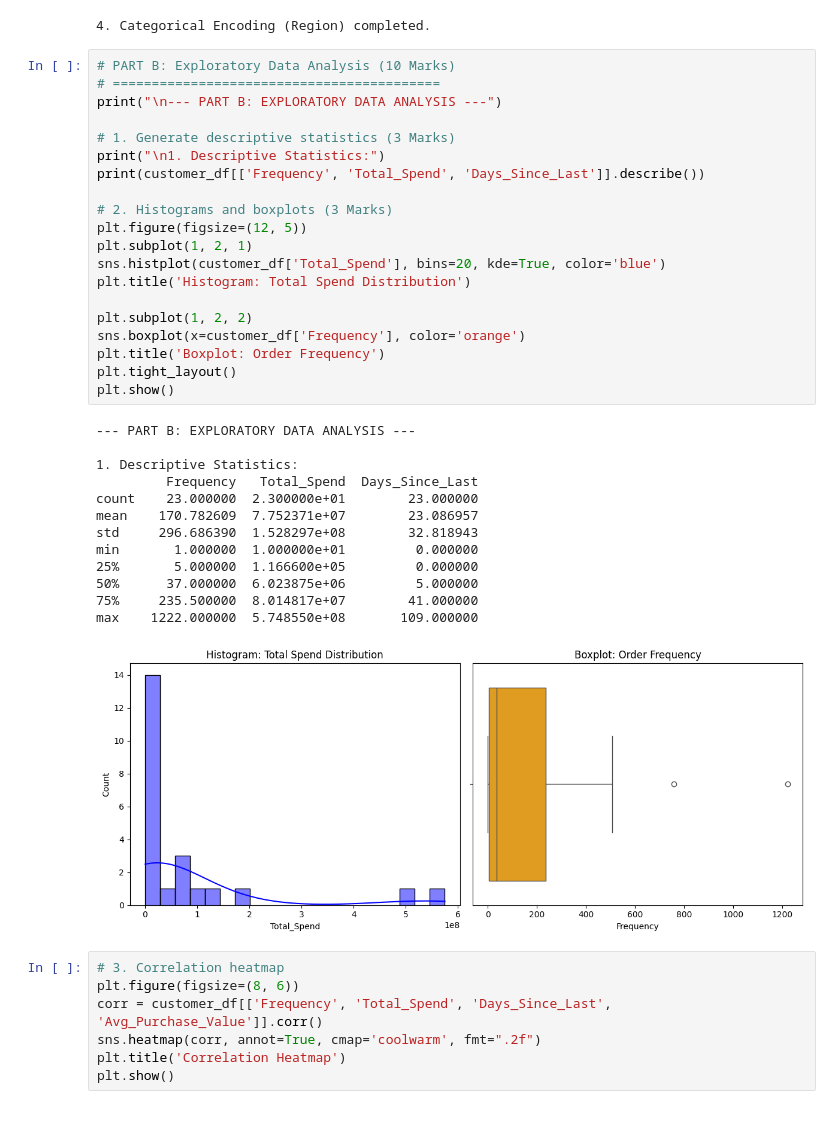
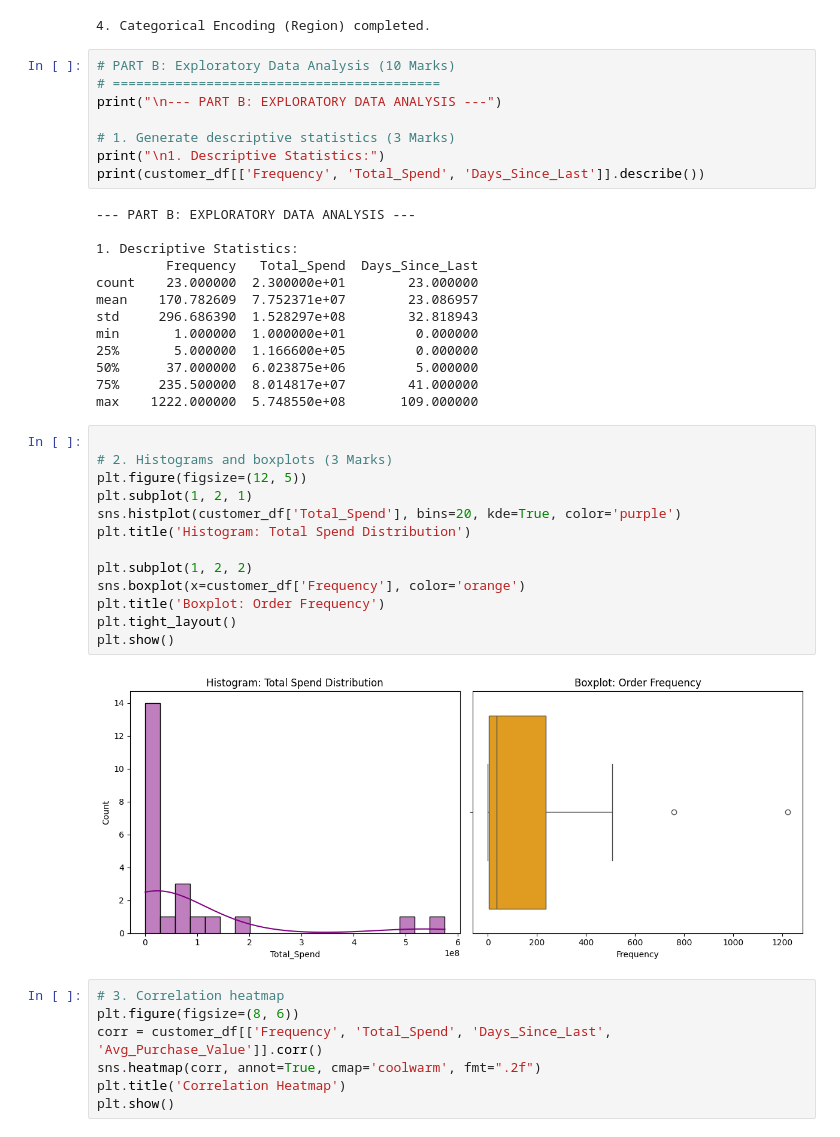
Before and after one commit to Aijuka-Josbert/Nigerian-ecommerce, a Jupyter notebook: Nigerian_ecommerce1.ipynb, the cells around one changed output. Drawn from its saved outputs; the diff is of its cells as text.

```diff
--- a/Nigerian_ecommerce1.ipynb
+++ b/Nigerian_ecommerce1.ipynb
@@ -104,18 +104,6 @@ print("\n--- PART B: EXPLORATORY DATA ANALYSIS ---")
 # 1. Generate descriptive statistics (3 Marks)
 print("\n1. Descriptive Statistics:")
 print(customer_df[['Frequency', 'Total_Spend', 'Days_Since_Last']].describe())
-
-# 2. Histograms and boxplots (3 Marks)
-plt.figure(figsize=(12, 5))
-plt.subplot(1, 2, 1)
-sns.histplot(customer_df['Total_Spend'], bins=20, kde=True, color='blue')
-plt.title('Histogram: Total Spend Distribution')
-
-plt.subplot(1, 2, 2)
-sns.boxplot(x=customer_df['Frequency'], color='orange')
-plt.title('Boxplot: Order Frequency')
-plt.tight_layout()
-plt.show()
 # %% [output]
 --- PART B: EXPLORATORY DATA ANALYSIS ---
 
@@ -129,7 +117,21 @@ min       1.000000  1.000000e+01         0.000000
 50%      37.000000  6.023875e+06         5.000000
 75%     235.500000  8.014817e+07        41.000000
 max    1222.000000  5.748550e+08       109.000000
-[figure, removed]
+# %%
+
+# 2. Histograms and boxplots (3 Marks)
+plt.figure(figsize=(12, 5))
+plt.subplot(1, 2, 1)
+sns.histplot(customer_df['Total_Spend'], bins=20, kde=True, color='purple')
+plt.title('Histogram: Total Spend Distribution')
+
+plt.subplot(1, 2, 2)
+sns.boxplot(x=customer_df['Frequency'], color='orange')
+plt.title('Boxplot: Order Frequency')
+plt.tight_layout()
+plt.show()
+# %% [output]
+[figure, added]
 # %%
 # 3. Correlation heatmap
 plt.figure(figsize=(8, 6))
```
Also changed, not shown: 1 other file.
